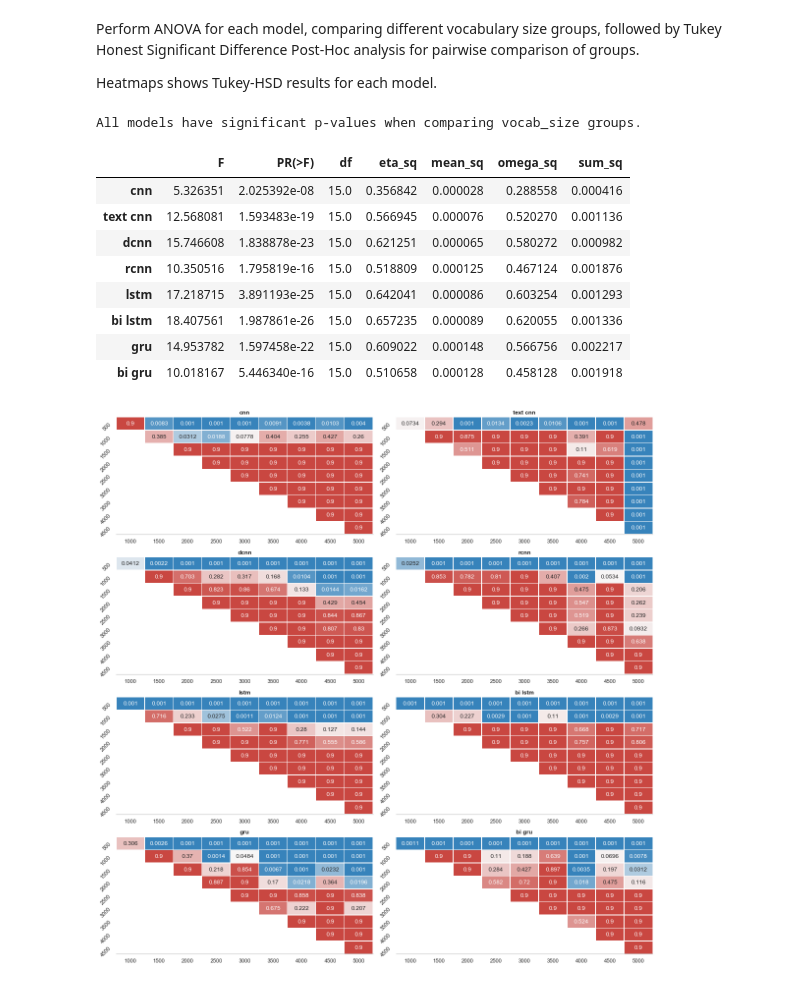
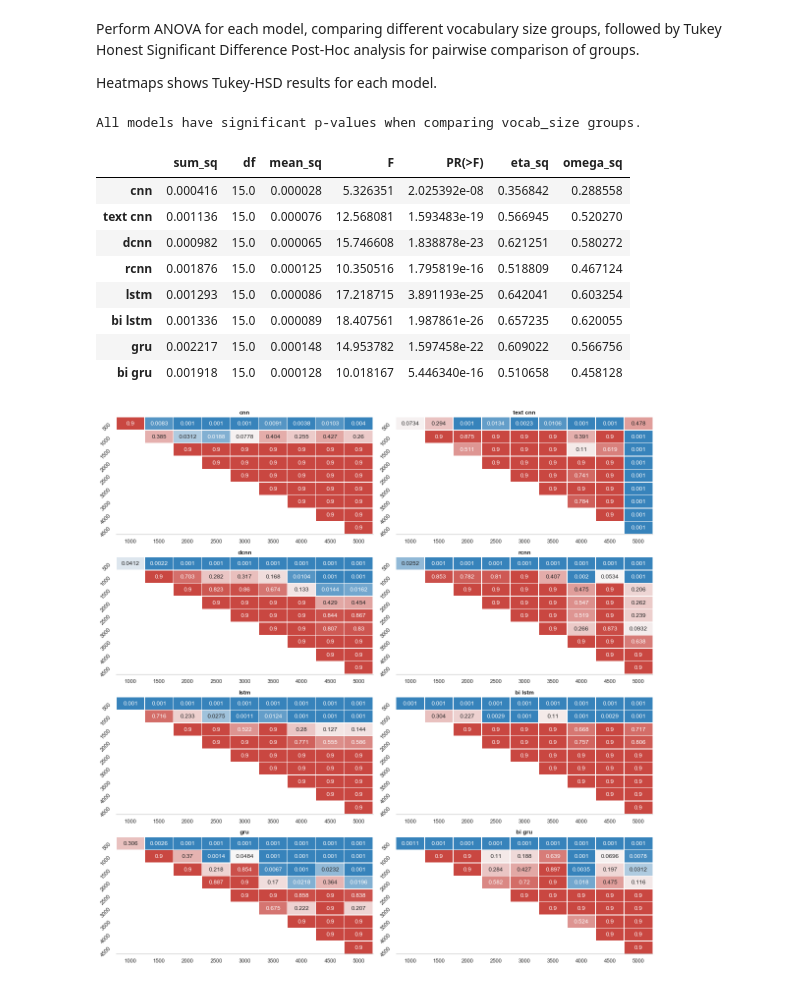
Before and after one commit to NathanDuran/Sentence-Encoding-for-DA-Classification, a Jupyter notebook: data_processing/results.ipynb, the cells around one changed output. Drawn from its saved outputs; the diff is of its cells as text; code cells hidden in the pictures.

```diff
--- a/data_processing/results.ipynb
+++ b/data_processing/results.ipynb
@@ -93,18 +93,18 @@ followed by Tukey Honest Significant Difference Post-Hoc analysis for pairwise c
 Heatmaps shows Tukey-HSD results for each model.
 # %%
 # Run ANOVA
-anova_test(vocab_data, exp_param, metric)
+one_way_anova_test(vocab_data, exp_param, metric)
 # %% [output]
 All models have significant p-values when comparing vocab_size groups.
-|  | F | PR(>F) | df | eta_sq | mean_sq | omega_sq | sum_sq |
-| cnn | 5.326351 | 2.025392e-08 | 15.0 | 0.356842 | 0.000028 | 0.288558 | 0.000416 |
-| text cnn | 12.568081 | 1.593483e-19 | 15.0 | 0.566945 | 0.000076 | 0.520270 | 0.001136 |
-| dcnn | 15.746608 | 1.838878e-23 | 15.0 | 0.621251 | 0.000065 | 0.580272 | 0.000982 |
-| rcnn | 10.350516 | 1.795819e-16 | 15.0 | 0.518809 | 0.000125 | 0.467124 | 0.001876 |
-| lstm | 17.218715 | 3.891193e-25 | 15.0 | 0.642041 | 0.000086 | 0.603254 | 0.001293 |
-| bi lstm | 18.407561 | 1.987861e-26 | 15.0 | 0.657235 | 0.000089 | 0.620055 | 0.001336 |
-| gru | 14.953782 | 1.597458e-22 | 15.0 | 0.609022 | 0.000148 | 0.566756 | 0.002217 |
-| bi gru | 10.018167 | 5.446340e-16 | 15.0 | 0.510658 | 0.000128 | 0.458128 | 0.001918 |
+|  | sum_sq | df | mean_sq | F | PR(>F) | eta_sq | omega_sq |
+| cnn | 0.000416 | 15.0 | 0.000028 | 5.326351 | 2.025392e-08 | 0.356842 | 0.288558 |
+| text cnn | 0.001136 | 15.0 | 0.000076 | 12.568081 | 1.593483e-19 | 0.566945 | 0.520270 |
+| dcnn | 0.000982 | 15.0 | 0.000065 | 15.746608 | 1.838878e-23 | 0.621251 | 0.580272 |
+| rcnn | 0.001876 | 15.0 | 0.000125 | 10.350516 | 1.795819e-16 | 0.518809 | 0.467124 |
+| lstm | 0.001293 | 15.0 | 0.000086 | 17.218715 | 3.891193e-25 | 0.642041 | 0.603254 |
+| bi lstm | 0.001336 | 15.0 | 0.000089 | 18.407561 | 1.987861e-26 | 0.657235 | 0.620055 |
+| gru | 0.002217 | 15.0 | 0.000148 | 14.953782 | 1.597458e-22 | 0.609022 | 0.566756 |
+| bi gru | 0.001918 | 15.0 | 0.000128 | 10.018167 | 5.446340e-16 | 0.510658 | 0.458128 |
 # %%
 # Run Tukey-HSD post-hoc analysis
 tukey_frame = tukey_hsd(vocab_data, exp_param, metric, show_result=False)
```
Also changed, not shown: parts of 13 cells of this notebook, 6 other files.
